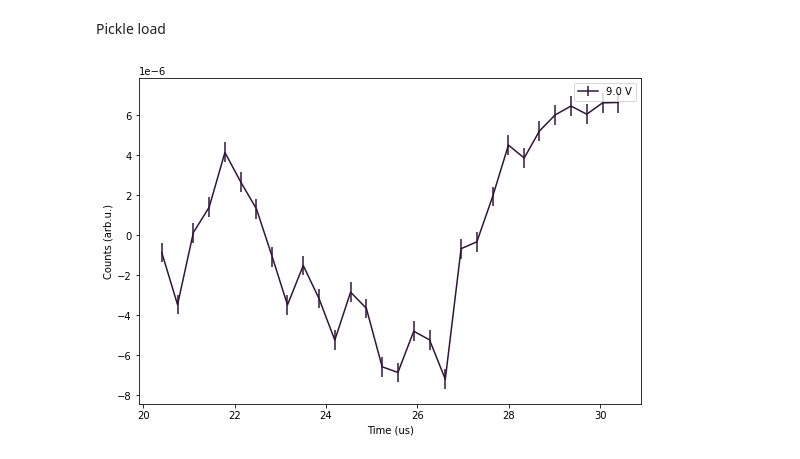
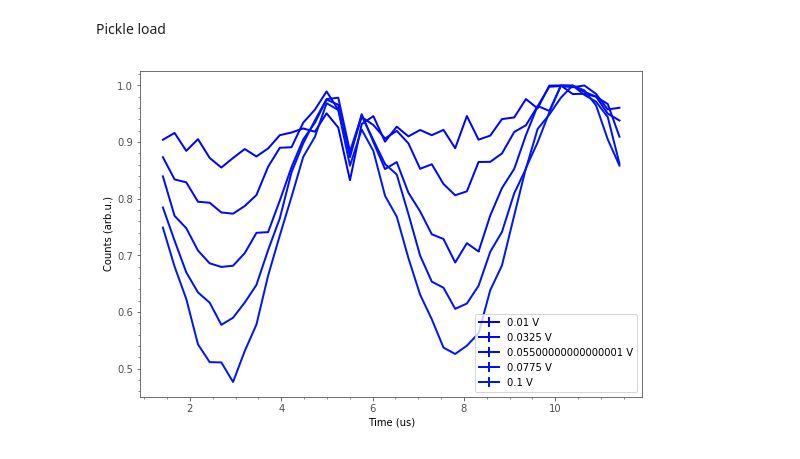
Before and after one commit to sriharijayaram5/qudi, a Jupyter notebook: notebooks/Measurement_Control/Tip Lock-In Measurements/PL Oscillation Tests.ipynb, the cells around one changed output. Saved outputs shown, nothing was run; the diff lists cells and outputs as text; code cells hidden in the pictures.

```diff
--- a/notebooks/Measurement_Control/Tip Lock-In Measurements/PL Oscillation Tests.ipynb
+++ b/notebooks/Measurement_Control/Tip Lock-In Measurements/PL Oscillation Tests.ipynb
@@ -52,10 +52,10 @@ def do_lift_off(lift_off_height):
 laser_power_voltage = 0.1#podmrlogic.laser_power_voltage
 
 #Driving information for the first LO (SMBV)
-target_freq_0 = 3.46137e9
+target_freq_0 = 3.114e9
 LO_freq_0 = target_freq_0 + 100e6
-power_0 = -20
-pi_pulse = 103e-9
+power_0 = 0
+pi_pulse = 64e-9
 
 #For same NV rabi SGS is run with power_1 = power_0 - 11dBm
 #Driving information for the second LO (SGS)
@@ -67,10 +67,11 @@ pi_pulse_1 = 72e-9
 switch_MW = False #If True, MW1 is used as the main MW source
 
 #additional information for save tag
-tip_name = 'A-H12-13'
-sample = 'FGT'
-temperature = '10K'
-b_field = '0mT'
+tip_name = 'A-P16-24'
+sample = 'CPW'
+temperature = ''
+b_field = ''
 contact = 'OOC'
-extra = '195.4368kHz_FC_OFF_AC_Off'
+res_freq = 195e3
+extra = f'{res_freq/1e3}kHz_FC_ON_AC_Off'
 # %% [markdown]
@@ -263,29 +276,34 @@ with open(filepath+filename+'.pickle', 'wb') as f:
 # %% [markdown]
 Pickle load
 # %%
-root = r"G:\Data\Qudi_Data\2024\10\20241031\Lock-In-Tip"
-path = root +"\\"+ "2024-10-31_12-09-16_PL_Osc_Exc_sweep_L-R-04-18"
+root = r"D:\Data\RT_AFM_Data\2024\12\20241217\Lock-In-Tip"
+path = root +"\\"+ "2024-12-17_17-49-08_PL_Osc_Exc_sweep_A-P16-24_195.0kHz_FC_ON_AC_Off"
 with open(path+'.pickle', 'rb') as f:
     data = pickle.load(f)
 # %%
+import matplotlib as mpl
+
 fig, ax1 = plt.subplots(1,1)
 
-cl = cm.twilight_shifted(list(data.keys()))
+cm = plt.get_cmap('winter')
+cl = cm(list(data.keys()))
+
 for i, key in enumerate(data.keys()):
     t0_sweep = data[key]["t0_sweep"]
     PL_osc = data[key]["PL_Osc"]
     PL_osc_sweeps = data[key]["PL_osc_sweeps"]
     PL_osc_err = data[key]["PL_osc_err"]
     c = PL_osc/PL_osc_sweeps
-    c = c - np.mean(c)
-#     c /= c.max()
+#     c = c - np.mean(c)
+    c /= c.max()
+    color = mpl.colors.rgb2hex(cl[i], keep_alpha=True)
     ax1.errorbar(x=t0_sweep/1e-6, y=c,
-                             yerr=PL_osc_err/PL_osc_sweeps,color=cl[i],
+                             yerr=PL_osc_err/PL_osc_sweeps/PL_osc_err.max(),color=color,mec=color,
                              label=f'{key} V')
 
     ax1.set_xlabel('Time (us)')
     ax1.set_ylabel('Counts (arb.u.)')
 plt.legend()
 plt.show()
 # %% [output]
-[figure, old version]
+[figure, new version]
```
Also changed, not shown: parts of 5 cells of this notebook, 7 other files.
